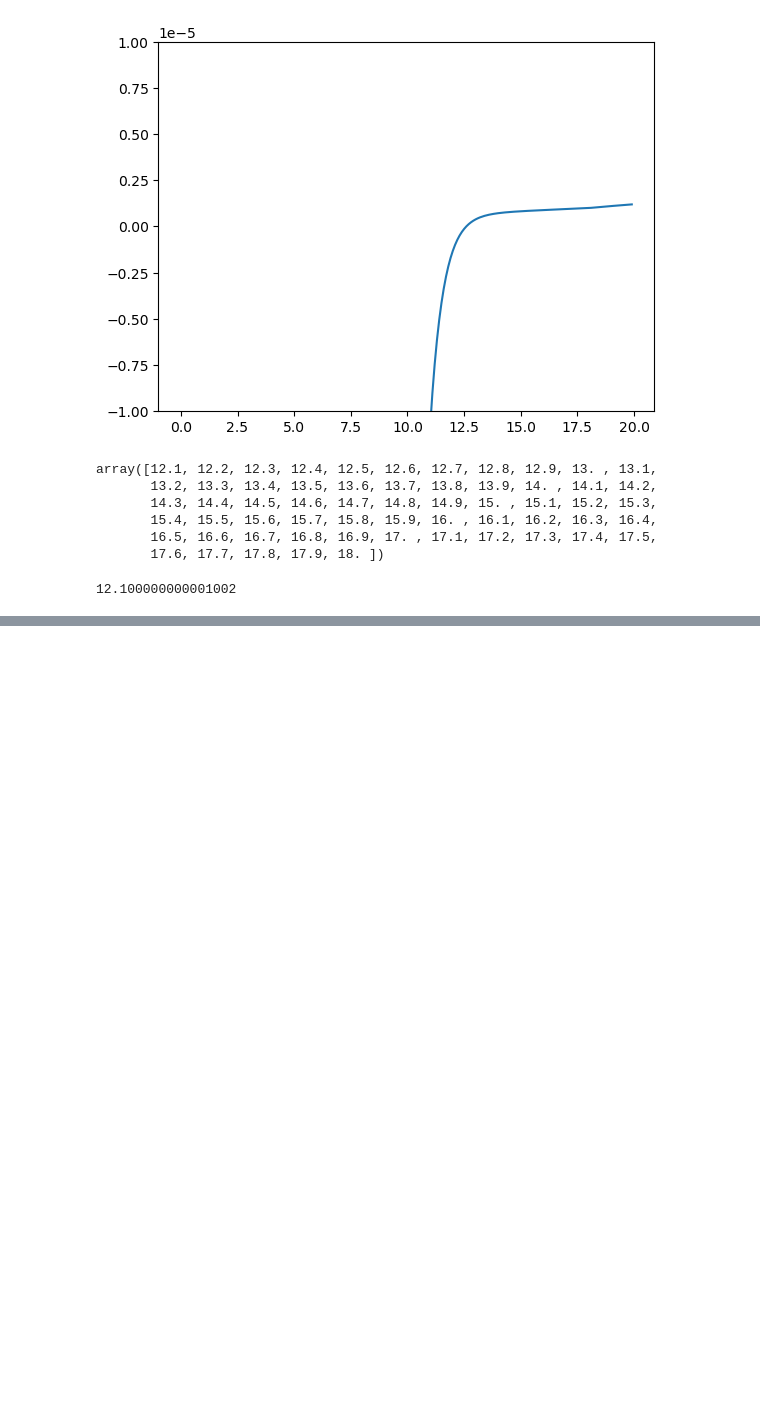
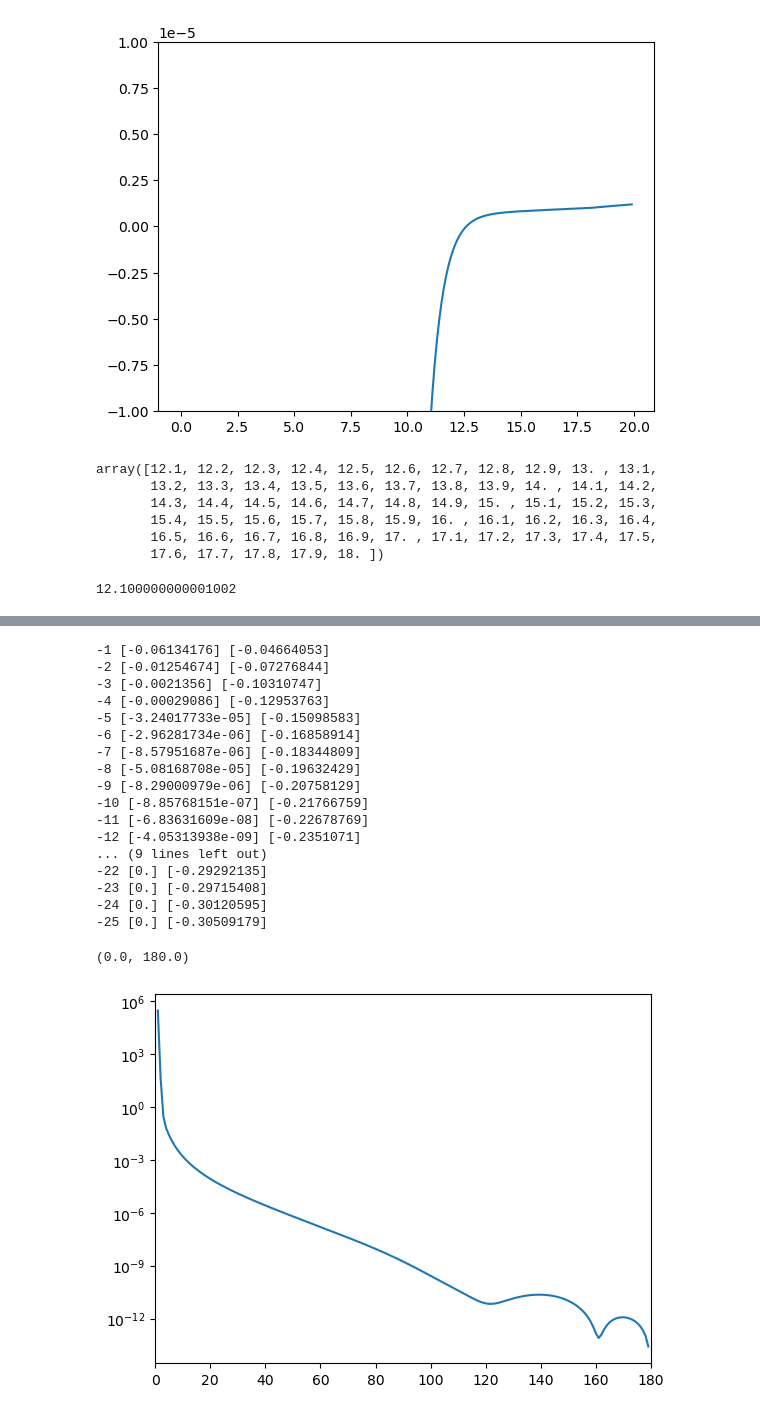
Before and after one commit to Partynumbers42/phasr, a Jupyter notebook: TemporaryTesting.ipynb, the cells around one changed output, grey strips where cells are left out. Saved outputs shown, nothing was run; the diff lists cells and outputs as text; code cells hidden in the pictures; blank space fills up the shorter version.

```diff
--- a/TemporaryTesting.ipynb
+++ b/TemporaryTesting.ipynb
@@ -1448,0 +1499,7 @@ r[np.abs(rel)<1e-6][0]
+# %%
+# Al27 (in fm)
+mAl27=phr.masses.mAl27
+A_Al27=np.array([0.43418e-1,0.60298e-1,0.28950e-2,-0.23522e-1,-0.79791e-2,0.23010e-2,0.10794e-2,0.12574e-3,-0.13021e-3,0.56563e-4,-0.18011e-4,0.42869e-5])
+R_Al27=7
+# %%
+Al = phr.nucleus('test2_Al27',Z=13,A=27,ai=A_Al27,R=7)
@@ -1448,0 +1533,26 @@ r[np.abs(rel)<1e-6][0]
+# %%
+theta=np.arange(1,180,1)
+plt.plot(theta,phr.crosssection_lepton_nucleus_scattering(150,theta*pi/180,Al,N_partial_waves=25))
+#plt.plot(theta,phr.crosssection_lepton_nucleus_scattering(150,theta*pi/180,Al,N_partial_waves=10,lepton_mas=100))
+plt.yscale('log')
+plt.xlim(0,180)
+# %% [output]
+-1 [-0.06134176] [-0.04664053]
+-2 [-0.01254674] [-0.07276844]
+-3 [-0.0021356] [-0.10310747]
+-4 [-0.00029086] [-0.12953763]
+-5 [-3.24017733e-05] [-0.15098583]
+-6 [-2.96281734e-06] [-0.16858914]
+-7 [-8.57951687e-06] [-0.18344809]
+-8 [-5.08168708e-05] [-0.19632429]
+-9 [-8.29000979e-06] [-0.20758129]
+-10 [-8.85768151e-07] [-0.21766759]
+-11 [-6.83631609e-08] [-0.22678769]
+-12 [-4.05313938e-09] [-0.2351071]
+... (9 lines left out)
+-22 [0.] [-0.29292135]
+-23 [0.] [-0.29715408]
+-24 [0.] [-0.30120595]
+-25 [0.] [-0.30509179]
+(0.0, 180.0)
+[figure, added]
```
Also changed, not shown: parts of 9 cells of this notebook, 7 other files.
